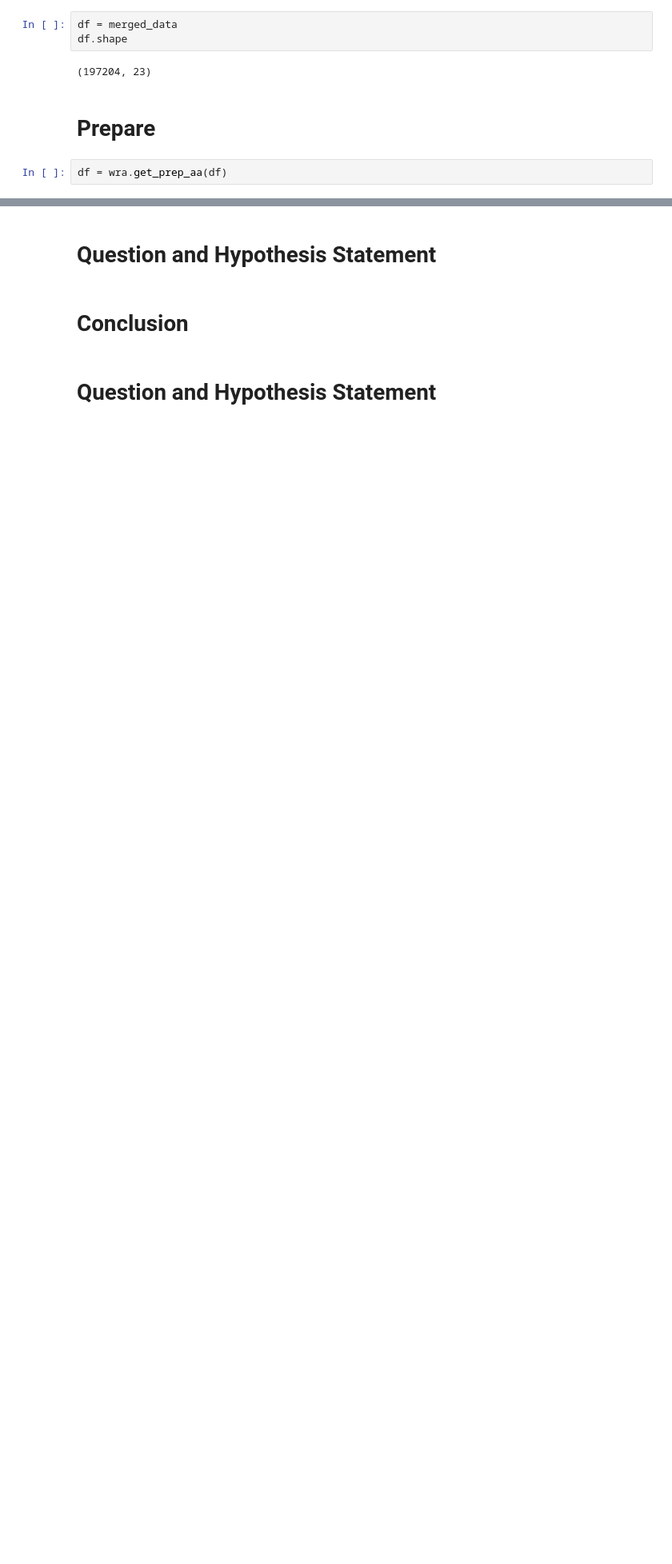
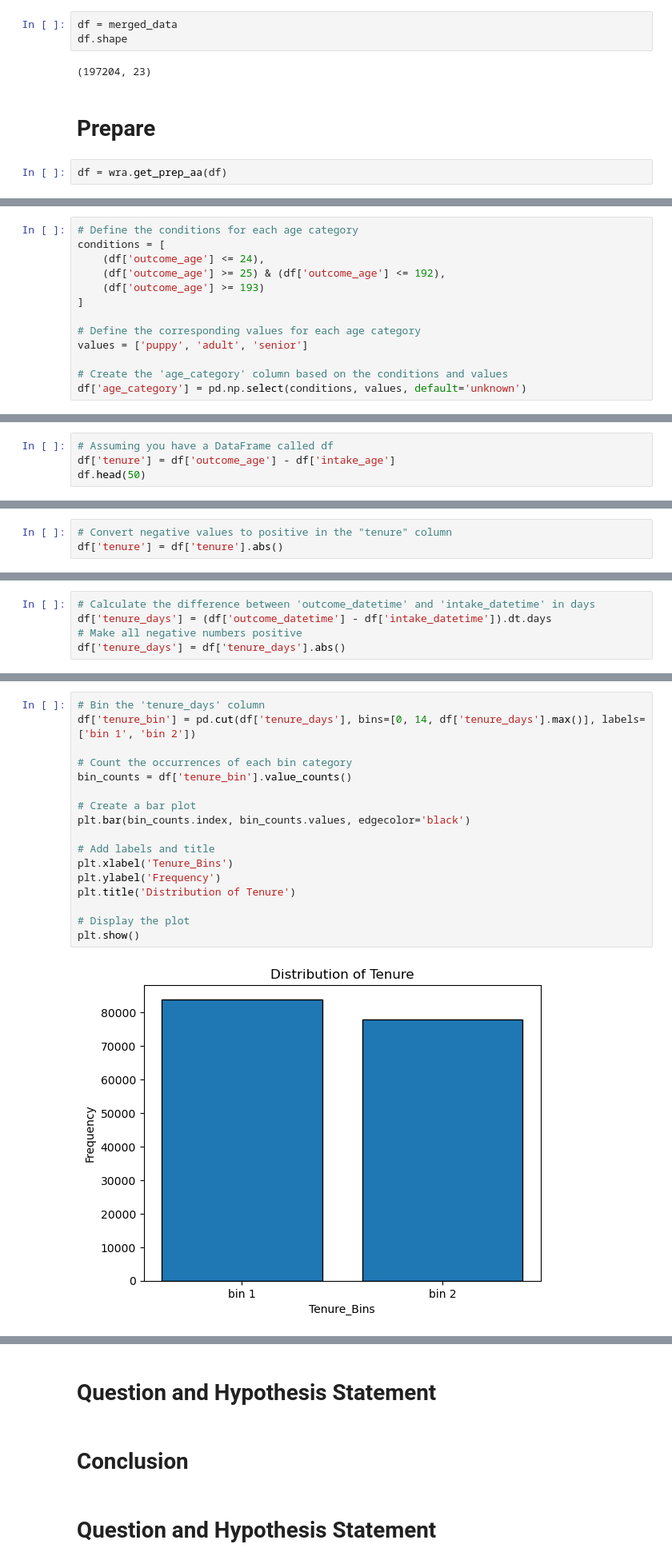
Before and after one commit to pound-puppies/animal-advocacy, a Jupyter notebook: bo_explore.ipynb, the cells around one changed output, grey strips where cells are left out. Shown: that part at 80% size. Saved outputs shown, nothing was run; the diff lists cells and outputs as text; blank space fills up the shorter version.

```diff
--- a/bo_explore.ipynb
+++ b/bo_explore.ipynb
@@ -89,0 +70,13 @@ df.color.nunique()
+# %%
+# Define the conditions for each age category
+conditions = [
+    (df['outcome_age'] <= 24),
+    (df['outcome_age'] >= 25) & (df['outcome_age'] <= 192),
+    (df['outcome_age'] >= 193)
+]
+
+# Define the corresponding values for each age category
+values = ['puppy', 'adult', 'senior']
+
+# Create the 'age_category' column based on the conditions and values
+df['age_category'] = pd.np.select(conditions, values, default='unknown')
@@ -89,0 +103,4 @@ df.color.nunique()
+# %%
+# Assuming you have a DataFrame called df
+df['tenure'] = df['outcome_age'] - df['intake_age']
+df.head(50)
@@ -89,0 +145,3 @@ df.color.nunique()
+# %%
+# Convert negative values to positive in the "tenure" column
+df['tenure'] = df['tenure'].abs()
@@ -89,0 +182,5 @@ df.color.nunique()
+# %%
+# Calculate the difference between 'outcome_datetime' and 'intake_datetime' in days
+df['tenure_days'] = (df['outcome_datetime'] - df['intake_datetime']).dt.days
+# Make all negative numbers positive
+df['tenure_days'] = df['tenure_days'].abs()
@@ -89,0 +278,19 @@ df.color.nunique()
+# %%
+# Bin the 'tenure_days' column
+df['tenure_bin'] = pd.cut(df['tenure_days'], bins=[0, 14, df['tenure_days'].max()], labels=['bin 1', 'bin 2'])
+
+# Count the occurrences of each bin category
+bin_counts = df['tenure_bin'].value_counts()
+
+# Create a bar plot
+plt.bar(bin_counts.index, bin_counts.values, edgecolor='black')
+
+# Add labels and title
+plt.xlabel('Tenure_Bins')
+plt.ylabel('Frequency')
+plt.title('Distribution of Tenure')
+
+# Display the plot
+plt.show()
+# %% [output]
+[figure, added]
```
Also changed, not shown: parts of 19 cells of this notebook.
